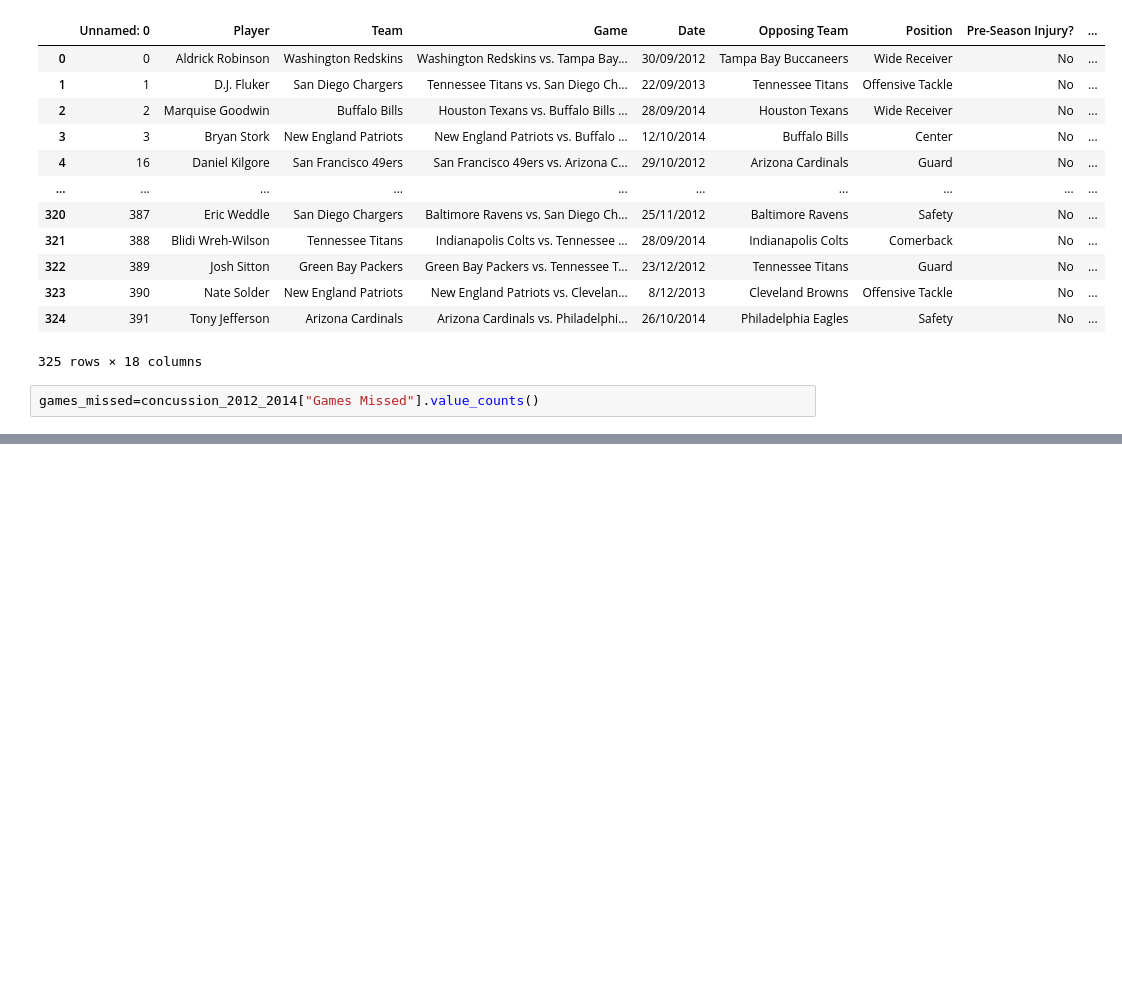
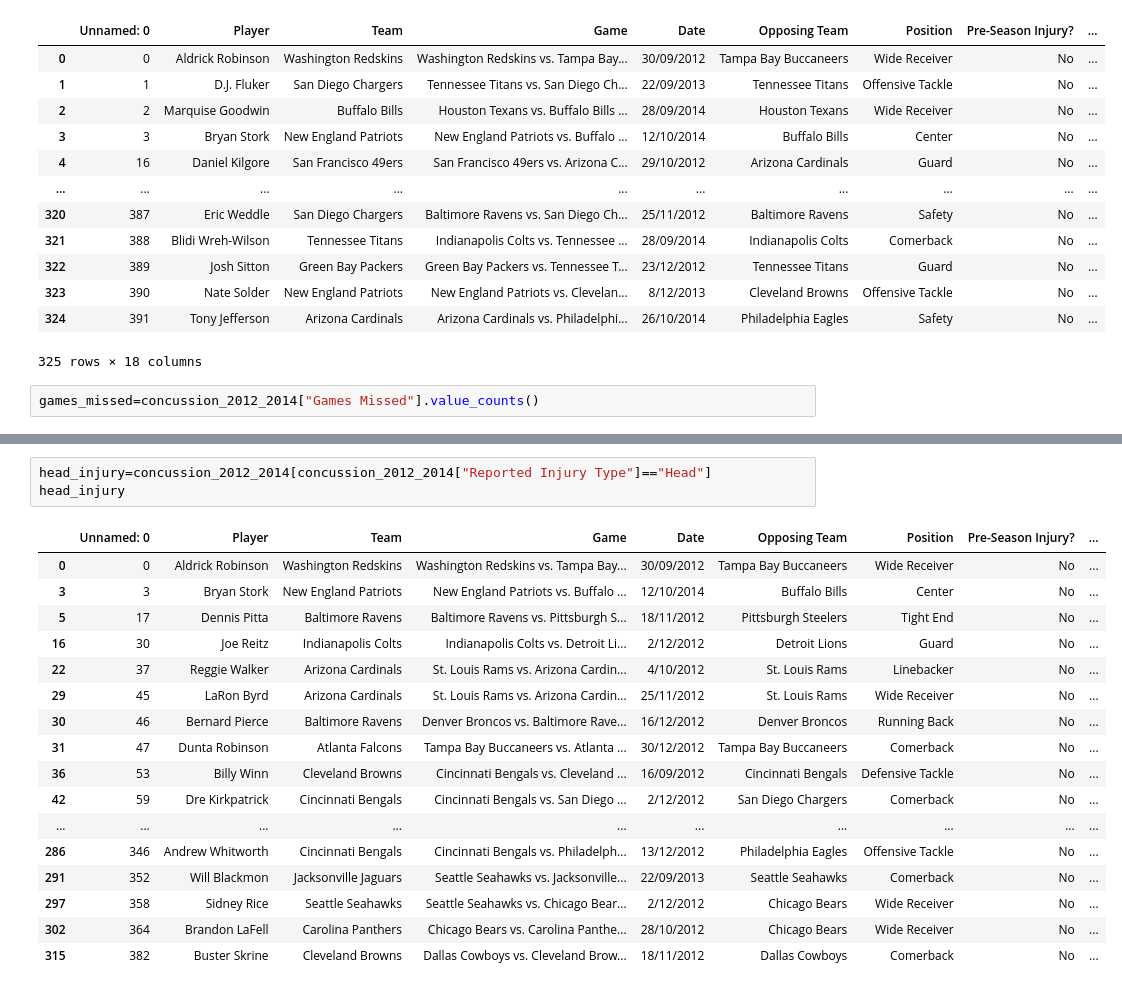
Before and after one commit to DunieCarrasco/nfl_concussion_analysis, a Jupyter notebook: games_missed.ipynb, the cells around one changed output, grey strips where cells are left out. Drawn from its saved outputs; the diff is of its cells as text; blank space fills up the shorter version.

```diff
--- a/games_missed.ipynb
+++ b/games_missed.ipynb
@@ -42,0 +57,21 @@ plt.tight_layout()
+# %%
+head_injury=concussion_2012_2014[concussion_2012_2014["Reported Injury Type"]=="Head"]
+head_injury
+# %% [output]
+|  | Unnamed: 0 | Player | Team | Game | Date | Opposing Team | Position | Pre-Season Injury? | ... |
+| 0 | 0 | Aldrick Robinson | Washington Redskins | Washington Redskins vs. Tampa Bay... | 30/09/2012 | Tampa Bay Buccaneers | Wide Receiver | No | ... |
+| 3 | 3 | Bryan Stork | New England Patriots | New England Patriots vs. Buffalo ... | 12/10/2014 | Buffalo Bills | Center | No | ... |
+| 5 | 17 | Dennis Pitta | Baltimore Ravens | Baltimore Ravens vs. Pittsburgh S... | 18/11/2012 | Pittsburgh Steelers | Tight End | No | ... |
+| 16 | 30 | Joe Reitz | Indianapolis Colts | Indianapolis Colts vs. Detroit Li... | 2/12/2012 | Detroit Lions | Guard | No | ... |
+| 22 | 37 | Reggie Walker | Arizona Cardinals | St. Louis Rams vs. Arizona Cardin... | 4/10/2012 | St. Louis Rams | Linebacker | No | ... |
+| 29 | 45 | LaRon Byrd | Arizona Cardinals | St. Louis Rams vs. Arizona Cardin... | 25/11/2012 | St. Louis Rams | Wide Receiver | No | ... |
+| 30 | 46 | Bernard Pierce | Baltimore Ravens | Denver Broncos vs. Baltimore Rave... | 16/12/2012 | Denver Broncos | Running Back | No | ... |
+| 31 | 47 | Dunta Robinson | Atlanta Falcons | Tampa Bay Buccaneers vs. Atlanta ... | 30/12/2012 | Tampa Bay Buccaneers | Comerback | No | ... |
+| 36 | 53 | Billy Winn | Cleveland Browns | Cincinnati Bengals vs. Cleveland ... | 16/09/2012 | Cincinnati Bengals | Defensive Tackle | No | ... |
+| 42 | 59 | Dre Kirkpatrick | Cincinnati Bengals | Cincinnati Bengals vs. San Diego ... | 2/12/2012 | San Diego Chargers | Comerback | No | ... |
+| ... | ... | ... | ... | ... | ... | ... | ... | ... | ... |
+| 286 | 346 | Andrew Whitworth | Cincinnati Bengals | Cincinnati Bengals vs. Philadelph... | 13/12/2012 | Philadelphia Eagles | Offensive Tackle | No | ... |
+| 291 | 352 | Will Blackmon | Jacksonville Jaguars | Seattle Seahawks vs. Jacksonville... | 22/09/2013 | Seattle Seahawks | Comerback | No | ... |
+| 297 | 358 | Sidney Rice | Seattle Seahawks | Seattle Seahawks vs. Chicago Bear... | 2/12/2012 | Chicago Bears | Wide Receiver | No | ... |
+| 302 | 364 | Brandon LaFell | Carolina Panthers | Chicago Bears vs. Carolina Panthe... | 28/10/2012 | Chicago Bears | Wide Receiver | No | ... |
+| 315 | 382 | Buster Skrine | Cleveland Browns | Dallas Cowboys vs. Cleveland Brow... | 18/11/2012 | Dallas Cowboys | Comerback | No | ... |
```
Also changed, not shown: parts of 12 cells of this notebook.
